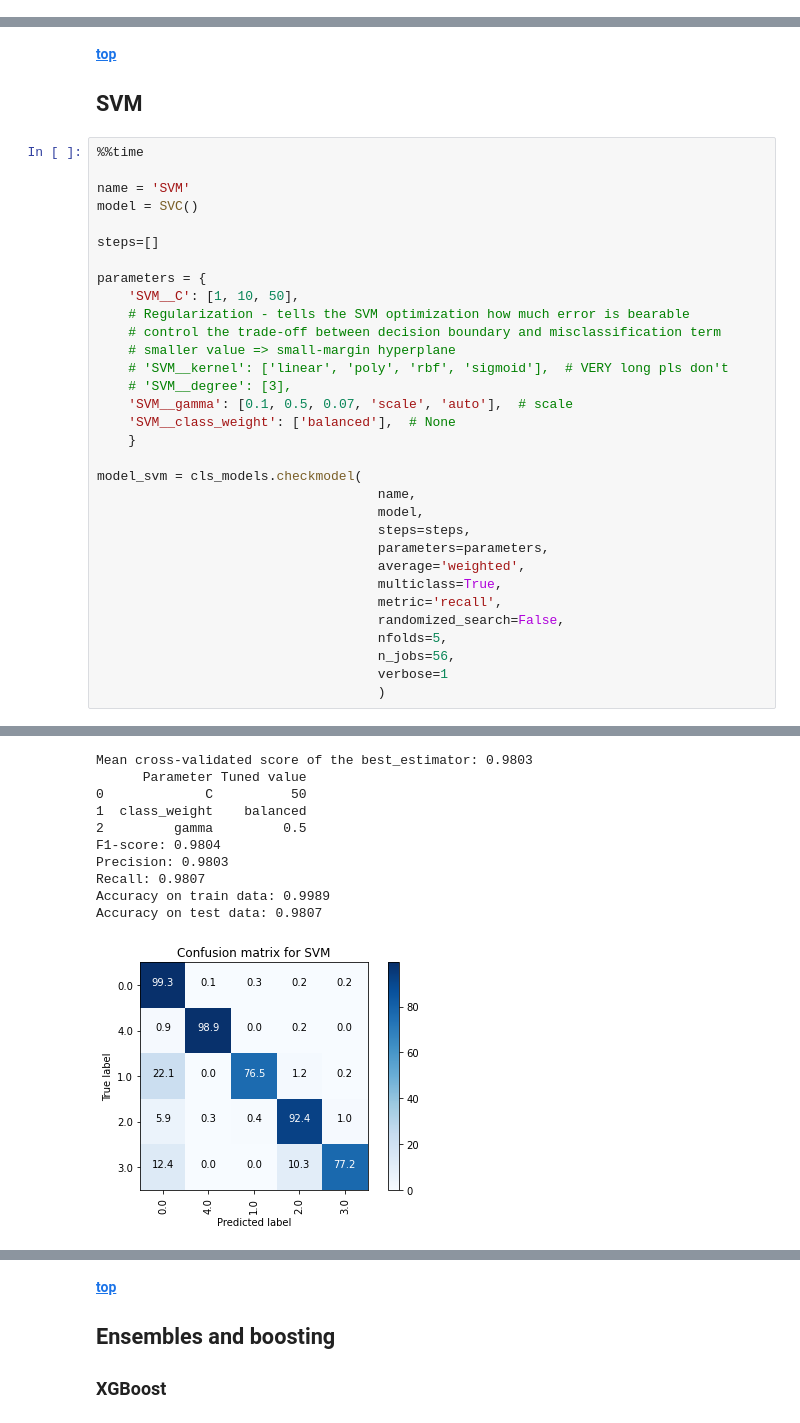
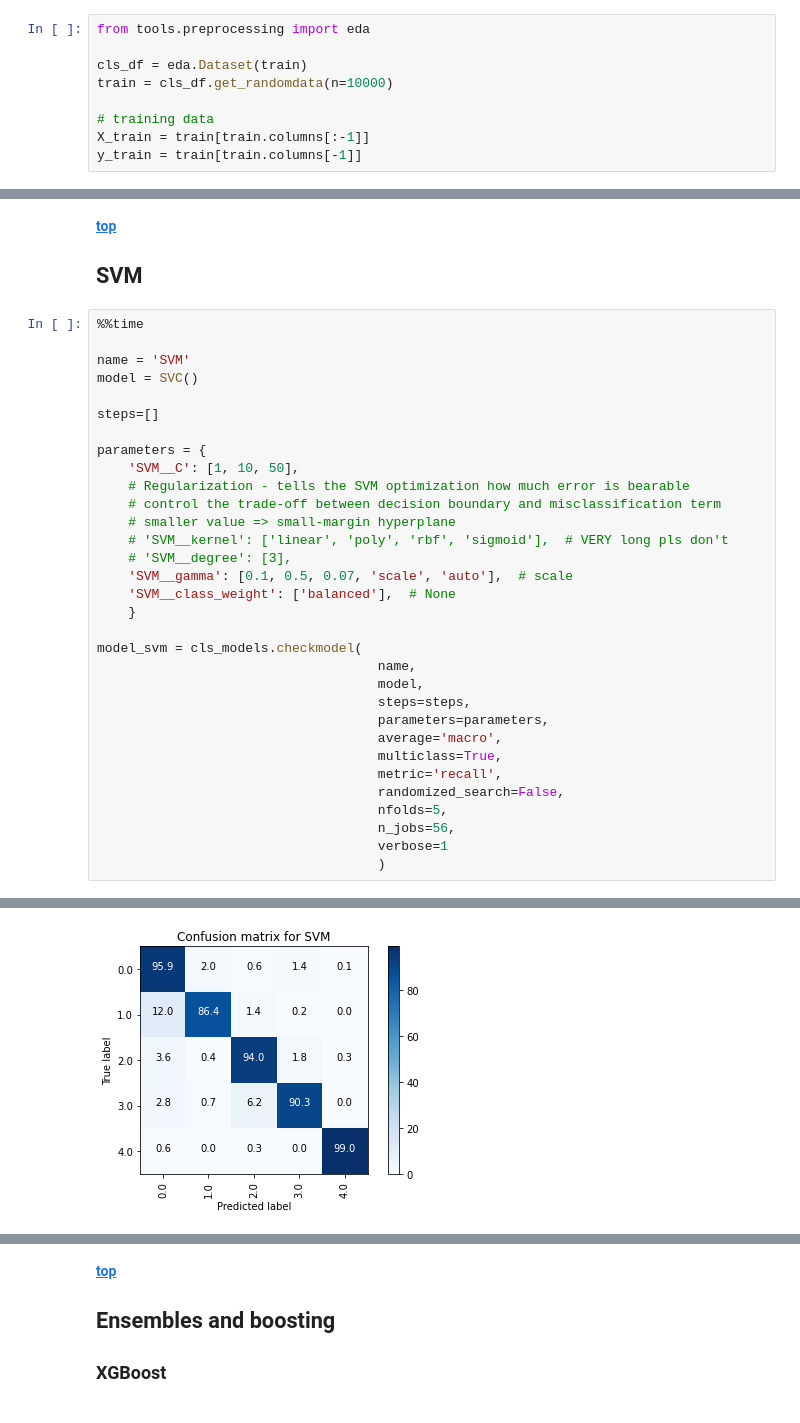
Before and after one commit to nastiag67/ecgn, a Jupyter notebook: README.ipynb, the cells around one changed output, grey strips where cells are left out. Drawn from its saved outputs; the diff is of its cells as text.

```diff
--- a/README.ipynb
+++ b/README.ipynb
@@ -99,3 +99,12 @@ cls_df = eda.Dataset(X_train)
+# %%
+from tools.preprocessing import eda
+
+cls_df = eda.Dataset(train)
+train = cls_df.get_randomdata(n=10000)
+
+# training data
+X_train = train[train.columns[:-1]]
+y_train = train[train.columns[-1]]
 # %%
 reload(eda)
 cls_df = eda.Dataset(X_train)
@@ -269,7 +278,7 @@ model_svm = cls_models.checkmodel(
                                     model,
                                     steps=steps,
                                     parameters=parameters,
-                                    average='weighted',
+                                    average='macro',
                                     multiclass=True,
                                     metric='recall',
                                     randomized_search=False,
@@ -281,0 +301 @@ Fitting 5 folds for each of 15 candidates, totalling 75 fits
+[figure, new version]
@@ -285,11 +302,0 @@ Fitting 5 folds for each of 15 candidates, totalling 75 fits
-Mean cross-validated score of the best_estimator: 0.9803
-      Parameter Tuned value
-0             C          50
-1  class_weight    balanced
-2         gamma         0.5
-F1-score: 0.9804
-Precision: 0.9803
-Recall: 0.9807
-Accuracy on train data: 0.9989
-Accuracy on test data: 0.9807
-[figure, old version]
```
Also changed, not shown: parts of 14 cells of this notebook, 8 other files.
